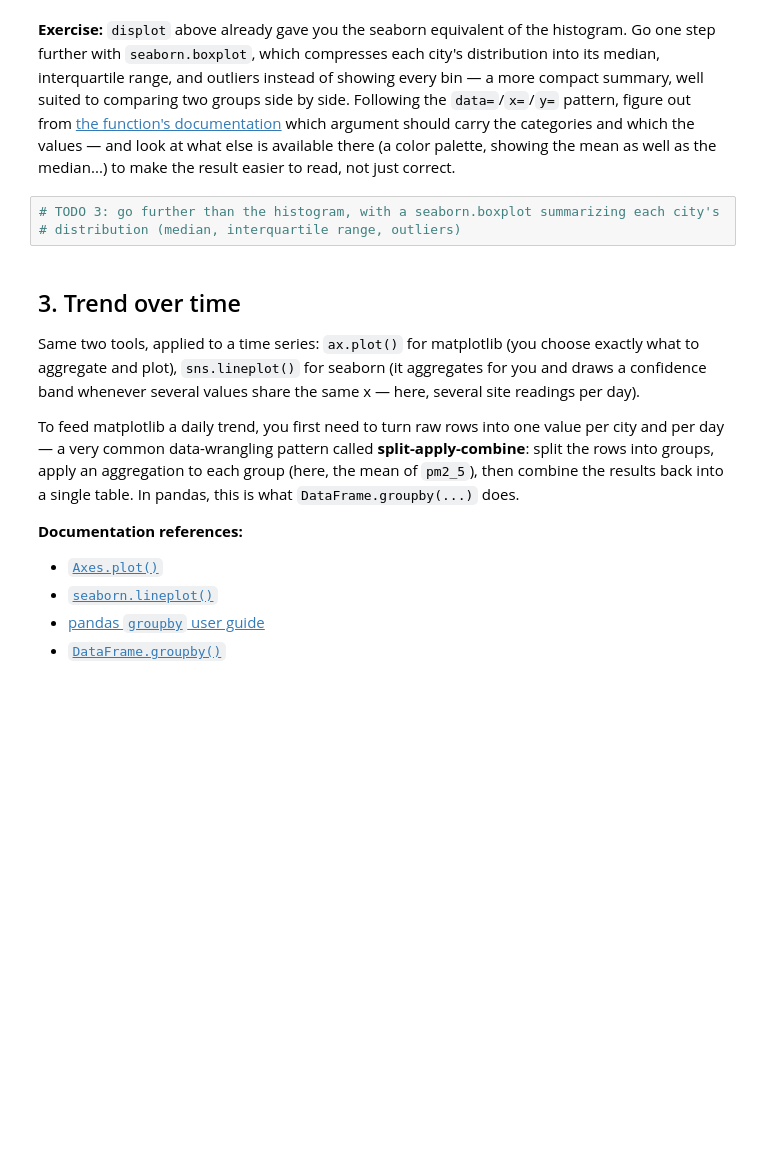
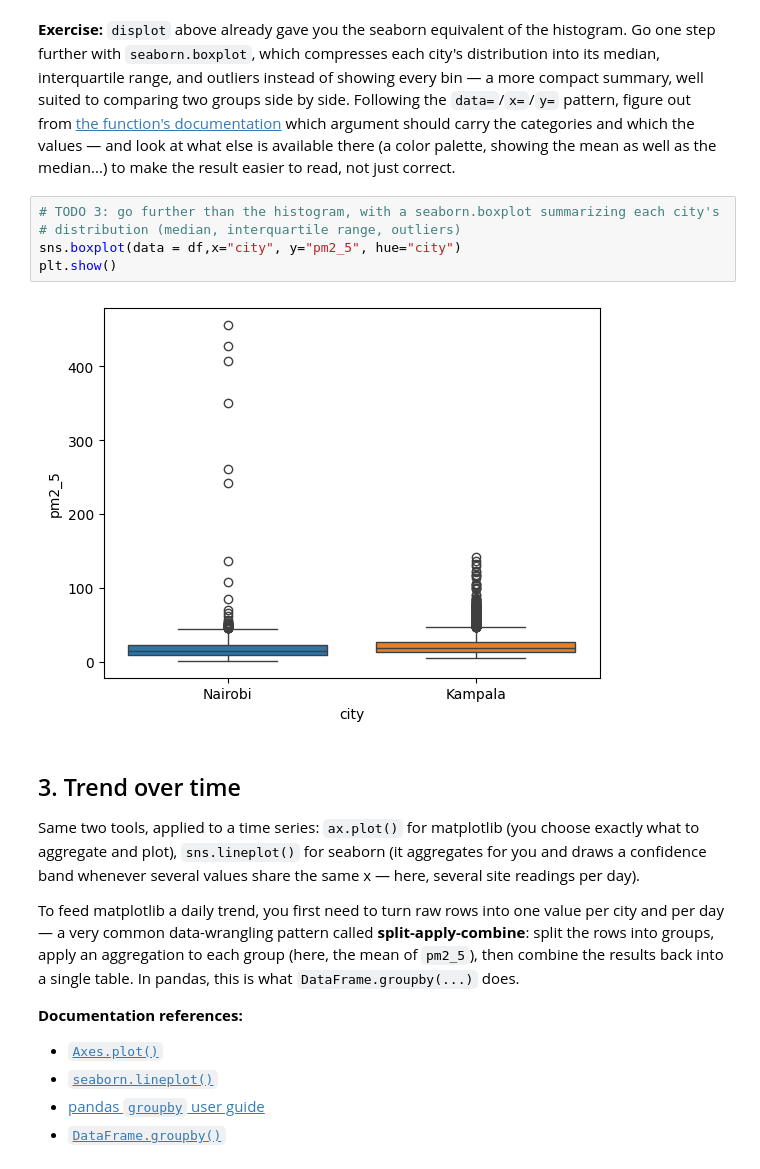
Before and after one commit to AlexisClaude/air_quality, a Jupyter notebook: notebooks/session2/01_discovery.ipynb, the cells around one changed output. Saved outputs shown, nothing was run; the diff lists cells and outputs as text; blank space fills up the shorter version.

```diff
--- a/notebooks/session2/01_discovery.ipynb
+++ b/notebooks/session2/01_discovery.ipynb
@@ -98,6 +121,10 @@ plt.show()
 # %%
 # TODO 3: go further than the histogram, with a seaborn.boxplot summarizing each city's
 # distribution (median, interquartile range, outliers)
+sns.boxplot(data = df,x="city", y="pm2_5", hue="city")
+plt.show()
+# %% [output]
+[figure, added]
 # %% [markdown]
 ## 3. Trend over time
 
```
Also changed, not shown: parts of 10 cells of this notebook.
